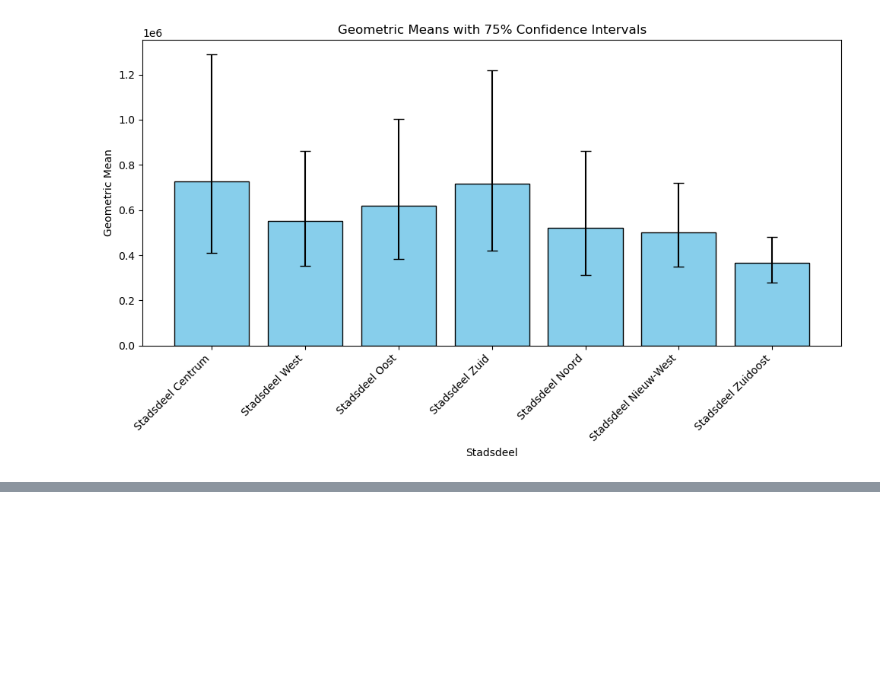
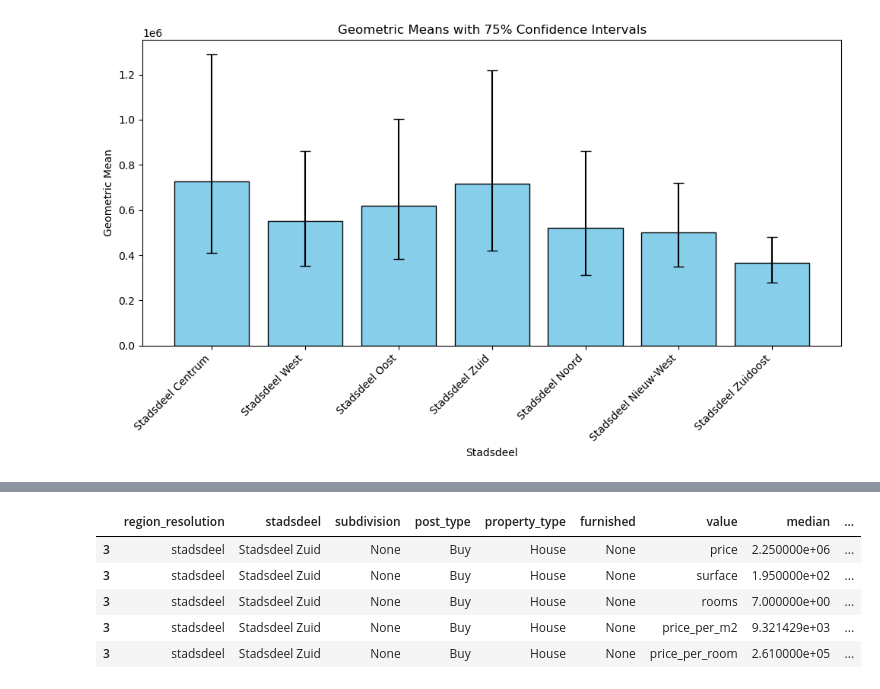
Before and after one commit to maufonsecasdfg/amsterdam_rent, a Jupyter notebook: Analysis2.ipynb, the cells around one changed output, grey strips where cells are left out. Saved outputs shown, nothing was run; the diff lists cells and outputs as text; code cells hidden in the pictures; blank space fills up the shorter version.

```diff
--- a/Analysis2.ipynb
+++ b/Analysis2.ipynb
@@ -203,0 +391,14 @@ plot_geometric_means_with_ci(stadsdeel_stats, 'stadsdeel', 75, stadsdeel_order)
+# %%
+stats_df[
+    (stats_df['region_resolution']=='stadsdeel')&
+    (stats_df['stadsdeel']=='Stadsdeel Zuid')&
+    (stats_df['property_type']=='House')&
+    (stats_df['post_type']=='Buy')
+]
+# %% [output]
+|  | region_resolution | stadsdeel | subdivision | post_type | property_type | furnished | value | median | ... |
+| 3 | stadsdeel | Stadsdeel Zuid | None | Buy | House | None | price | 2.250000e+06 | ... |
+| 3 | stadsdeel | Stadsdeel Zuid | None | Buy | House | None | surface | 1.950000e+02 | ... |
+| 3 | stadsdeel | Stadsdeel Zuid | None | Buy | House | None | rooms | 7.000000e+00 | ... |
+| 3 | stadsdeel | Stadsdeel Zuid | None | Buy | House | None | price_per_m2 | 9.321429e+03 | ... |
+| 3 | stadsdeel | Stadsdeel Zuid | None | Buy | House | None | price_per_room | 2.610000e+05 | ... |
```
Also changed, not shown: parts of 4 cells of this notebook, 1 other file.
